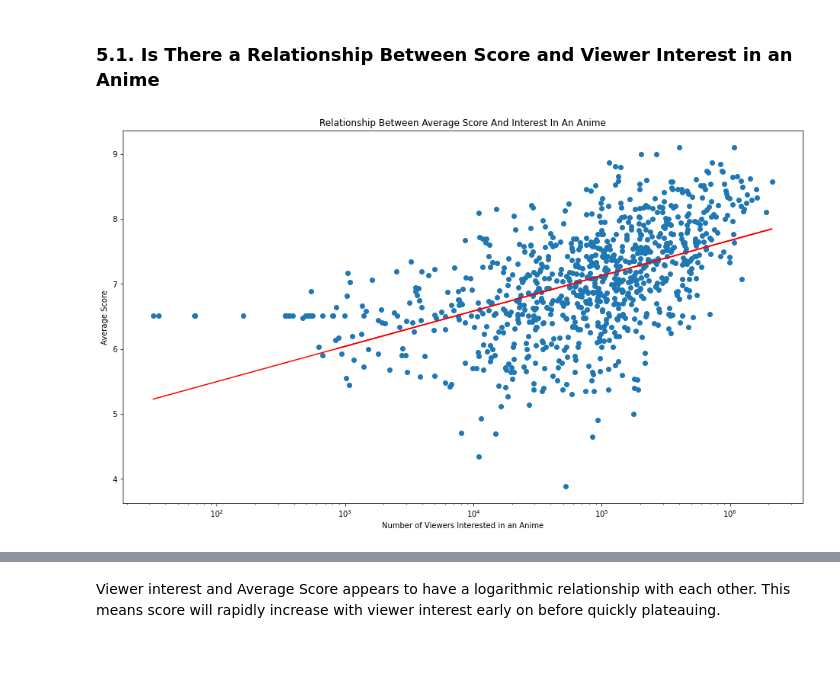
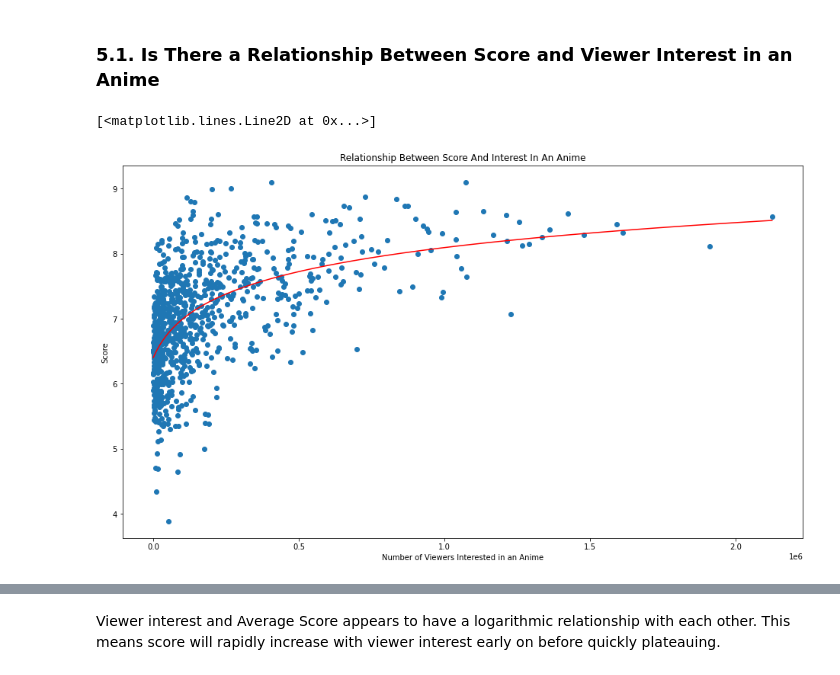
Before and after one commit to RK0Gamer/Personal-Projects, a Jupyter notebook: Identifying Trends in Popular Anime/Anime Data Analysis.ipynb, the cells around one changed output, grey strips where cells are left out. Drawn from its saved outputs; the diff is of its cells as text; code cells hidden in the pictures.

```diff
--- a/Identifying Trends in Popular Anime/Anime Data Analysis.ipynb
+++ b/Identifying Trends in Popular Anime/Anime Data Analysis.ipynb
@@ -310,15 +309,22 @@ list_of_run_length = ['One Season', 'Two Season', 'Three Season', 'Four or more
 # %%
 df = anime_list.dropna(axis=0, subset=['Score', 'Rating'])
 
+# Plot scatter plot
 fig, ax = plt.subplots(figsize = (16, 9))
 x, y = df['Members'], df['Score']
 ax.scatter(x, y)
 ax.set_xlabel('Number of Viewers Interested in an Anime')
-ax.set_ylabel('Average Score')
-ax.set_title('Relationship Between Average Score And Interest In An Anime')
-m, b = np.polyfit(np.log10(x), y, 1)
-plt.plot(x, m * np.log10(x) + b, color = 'red')
+ax.set_ylabel('Score')
+ax.set_title('Relationship Between Score And Interest In An Anime')
+
+# Fit a logarithmic function
+popt, pcov = curve_fit(lambda t, a, b, c: a * np.log(t - c) + b, x, y,
+                       p0=(1, 1.5, -50000)
+)
+a, b, c = popt[0], popt[1], popt[2]
+x_fit = np.linspace(1, 2124000, 500)
 fig.patch.set_facecolor('xkcd:white')
-ax.set_xscale('log')
+plt.plot(x_fit, a * np.log(x_fit - c) + b, color = 'red')
 # %% [output]
+[<matplotlib.lines.Line2D at 0x...>]
-[figure, old version]
+[figure, new version]
```
Also changed, not shown: parts of 9 cells of this notebook, 5 other files.
